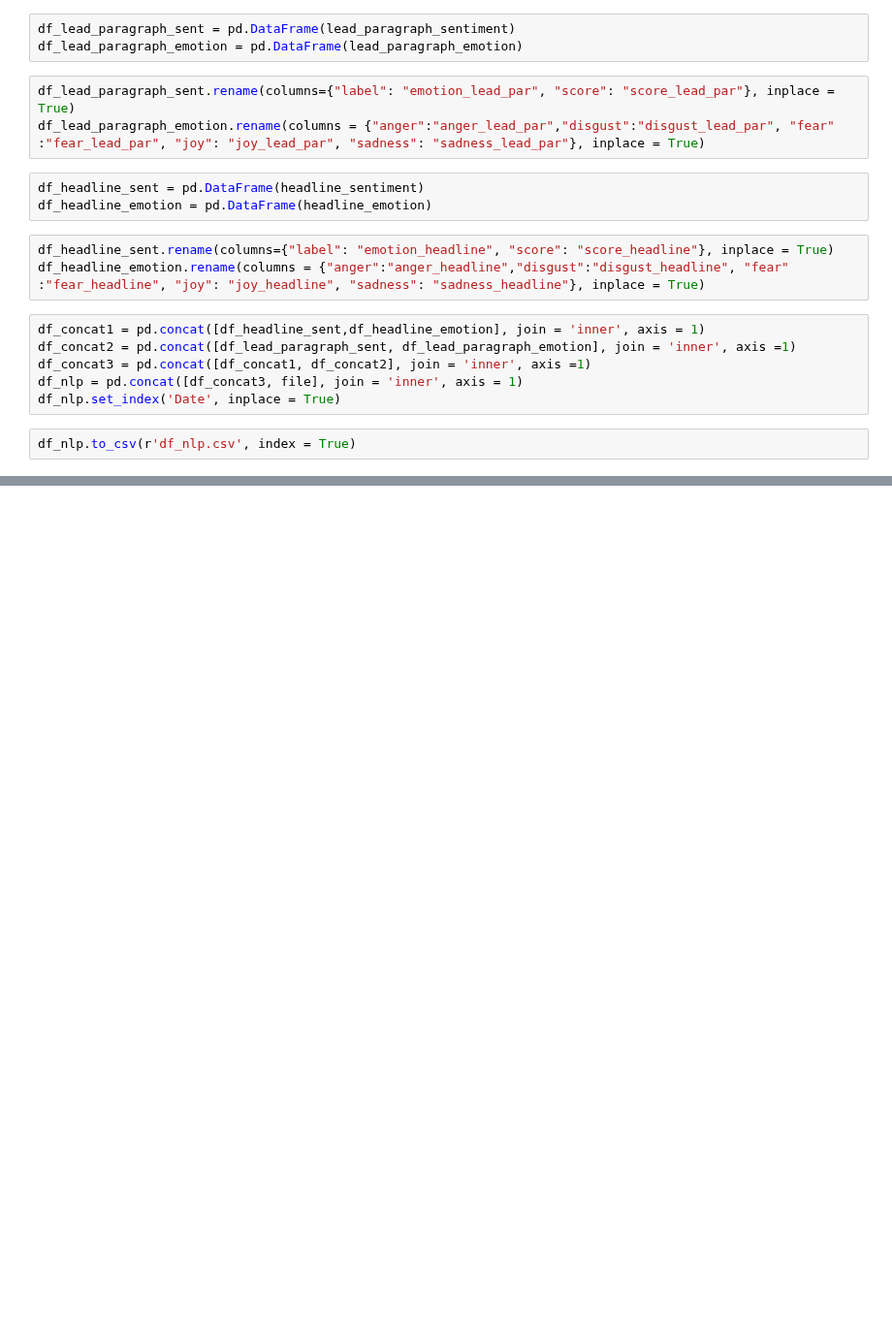
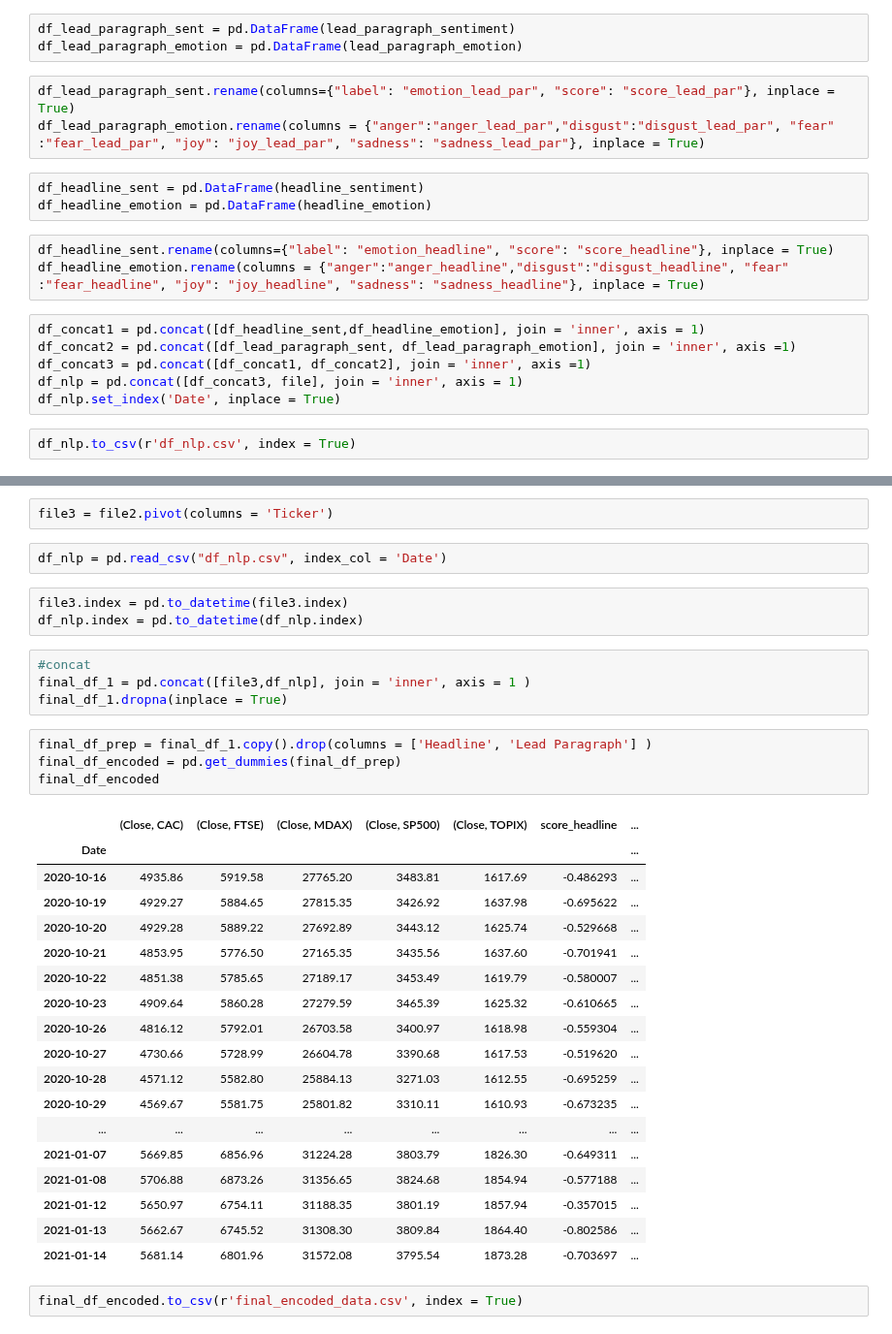
Before and after one commit to justinj8/Machine-Learning_Project, a Jupyter notebook: NLP_NYT.ipynb, the cells around one changed output, grey strips where cells are left out. Shown at 97% size. Cells and saved outputs as stored; diff of their text form; blank space fills up the shorter version.

Commit message:
prepped data for machine learning model to take in

```diff
--- a/NLP_NYT.ipynb
+++ b/NLP_NYT.ipynb
@@ -81,0 +82,36 @@ file2.head()
+# %%
+file3 = file2.pivot(columns = 'Ticker')
+# %%
+df_nlp = pd.read_csv("df_nlp.csv", index_col = 'Date')
+# %%
+file3.index = pd.to_datetime(file3.index)
+df_nlp.index = pd.to_datetime(df_nlp.index)
+# %%
+#concat
+final_df_1 = pd.concat([file3,df_nlp], join = 'inner', axis = 1 )
+final_df_1.dropna(inplace = True)
+# %%
+final_df_prep = final_df_1.copy().drop(columns = ['Headline', 'Lead Paragraph'] )
+final_df_encoded = pd.get_dummies(final_df_prep)
+final_df_encoded
+# %% [output]
+|  | (Close, CAC) | (Close, FTSE) | (Close, MDAX) | (Close, SP500) | (Close, TOPIX) | score_headline | ... |
+| Date |  |  |  |  |  |  | ... |
+| 2020-10-16 | 4935.86 | 5919.58 | 27765.20 | 3483.81 | 1617.69 | -0.486293 | ... |
+| 2020-10-19 | 4929.27 | 5884.65 | 27815.35 | 3426.92 | 1637.98 | -0.695622 | ... |
+| 2020-10-20 | 4929.28 | 5889.22 | 27692.89 | 3443.12 | 1625.74 | -0.529668 | ... |
+| 2020-10-21 | 4853.95 | 5776.50 | 27165.35 | 3435.56 | 1637.60 | -0.701941 | ... |
+| 2020-10-22 | 4851.38 | 5785.65 | 27189.17 | 3453.49 | 1619.79 | -0.580007 | ... |
+| 2020-10-23 | 4909.64 | 5860.28 | 27279.59 | 3465.39 | 1625.32 | -0.610665 | ... |
+| 2020-10-26 | 4816.12 | 5792.01 | 26703.58 | 3400.97 | 1618.98 | -0.559304 | ... |
+| 2020-10-27 | 4730.66 | 5728.99 | 26604.78 | 3390.68 | 1617.53 | -0.519620 | ... |
+| 2020-10-28 | 4571.12 | 5582.80 | 25884.13 | 3271.03 | 1612.55 | -0.695259 | ... |
+| 2020-10-29 | 4569.67 | 5581.75 | 25801.82 | 3310.11 | 1610.93 | -0.673235 | ... |
+| ... | ... | ... | ... | ... | ... | ... | ... |
+| 2021-01-07 | 5669.85 | 6856.96 | 31224.28 | 3803.79 | 1826.30 | -0.649311 | ... |
+| 2021-01-08 | 5706.88 | 6873.26 | 31356.65 | 3824.68 | 1854.94 | -0.577188 | ... |
+| 2021-01-12 | 5650.97 | 6754.11 | 31188.35 | 3801.19 | 1857.94 | -0.357015 | ... |
+| 2021-01-13 | 5662.67 | 6745.52 | 31308.30 | 3809.84 | 1864.40 | -0.802586 | ... |
+| 2021-01-14 | 5681.14 | 6801.96 | 31572.08 | 3795.54 | 1873.28 | -0.703697 | ... |
+# %%
+final_df_encoded.to_csv(r'final_encoded_data.csv', index = True)
```
Also changed, not shown: parts of 1 cell of this notebook, 2 other files.
